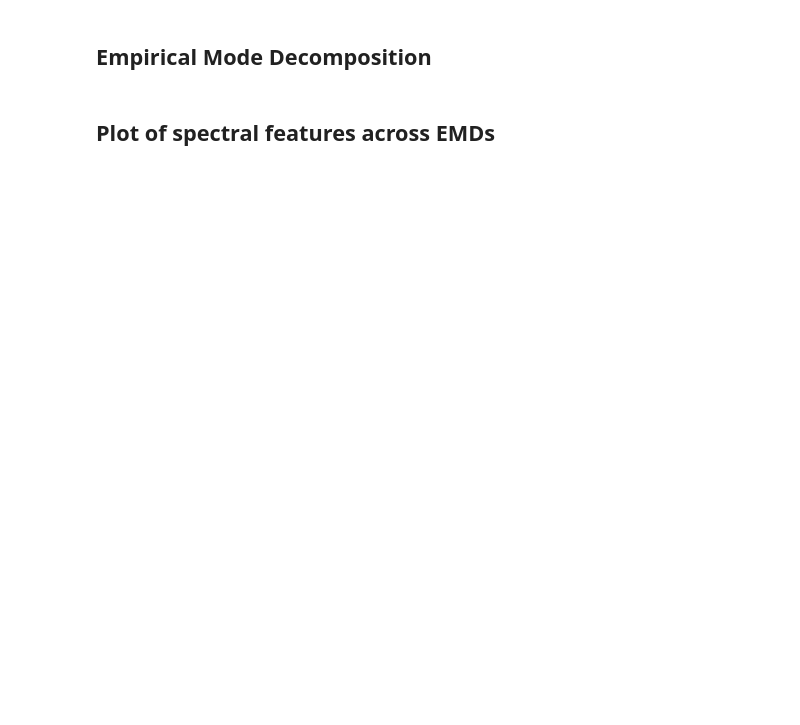
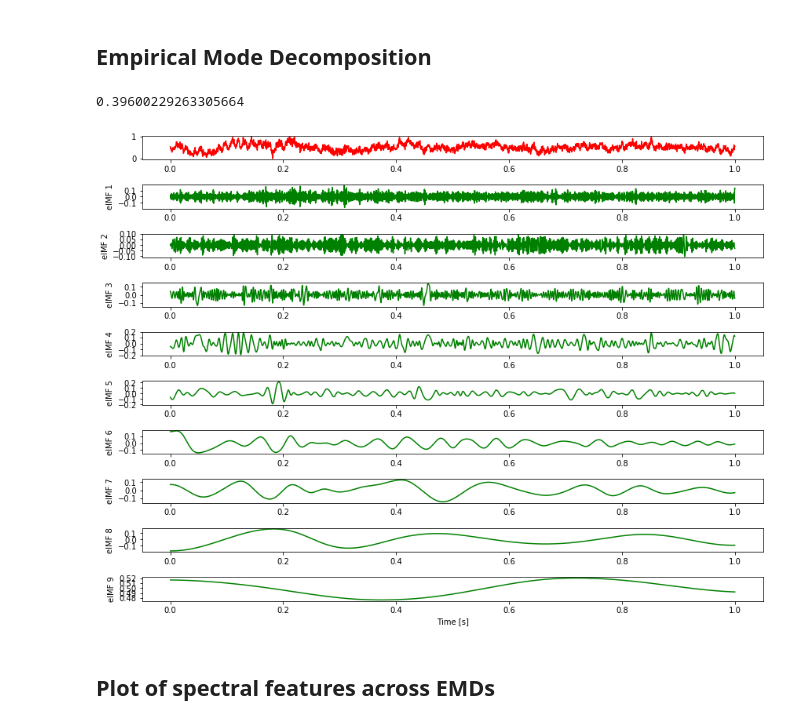
Before and after one commit to AntoineBellemare/CoCoBrainChannel, a Jupyter notebook: Python/pyACA.ipynb, the cells around one changed output. Cells and saved outputs as stored; diff of their text form; code cells hidden in the pictures; blank space fills up the shorter version.

```diff
--- a/Python/pyACA.ipynb
+++ b/Python/pyACA.ipynb
@@ -80,34 +83,37 @@ from PyEMD import EMD, EEMD
 import numpy as np
 s = np.interp(eeg_data, (eeg_data.min(), eeg_data.max()), (0, +1))
 eemd = EEMD()
 #s = np.random.random(1001)
 
 S = s
-t = np.linspace(0, 1, 7001)
+t = np.linspace(0, 1, 9501)
 # Say we want detect extrema using parabolic method
 import time
 start = time.time()
 emd = eemd.EMD
 emd.extrema_detection="parabol"
 eIMFs = EMD().emd(s,t)
 #eIMFs = eemd.eemd(S, t)
 nIMFs = eIMFs.shape[0]
 stop = time.time()
 print(stop-start)
 plt.figure(figsize=(12,9))
 plt.subplot(nIMFs+1, 1, 1)
 plt.plot(t, S, 'r')
 
 for n in range(nIMFs):
     plt.subplot(nIMFs+1, 1, n+2)
     plt.plot(t, eIMFs[n], 'g')
     plt.ylabel("eIMF %i" %(n+1))
     plt.locator_params(axis='y', nbins=5)
 
 plt.xlabel("Time [s]")
 plt.tight_layout()
 #plt.savefig('eemd_example', dpi=120)
 plt.show()
+# %% [output]
+0.39600229263305664
+[figure, added]
 # %% [markdown]
 ## Plot of spectral features across EMDs
 # %%
```
Also changed, not shown: parts of 28 cells of this notebook, 8 other files.
